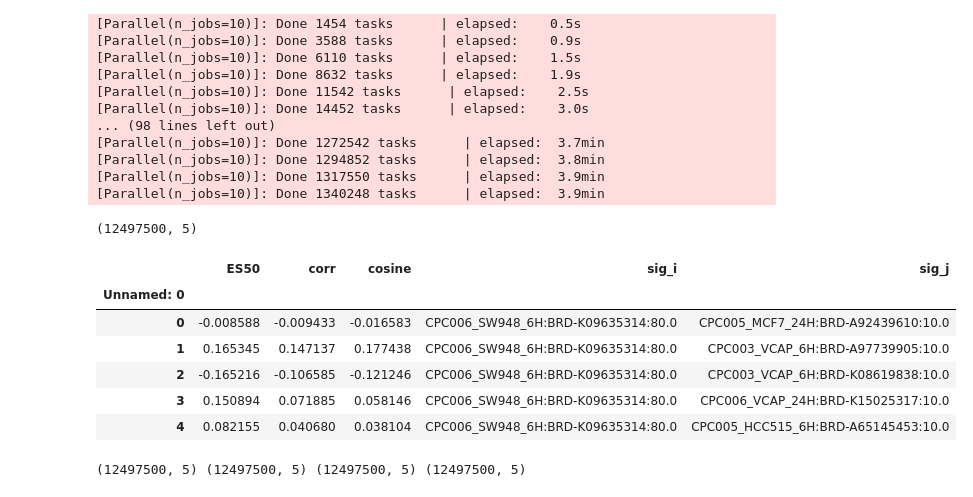
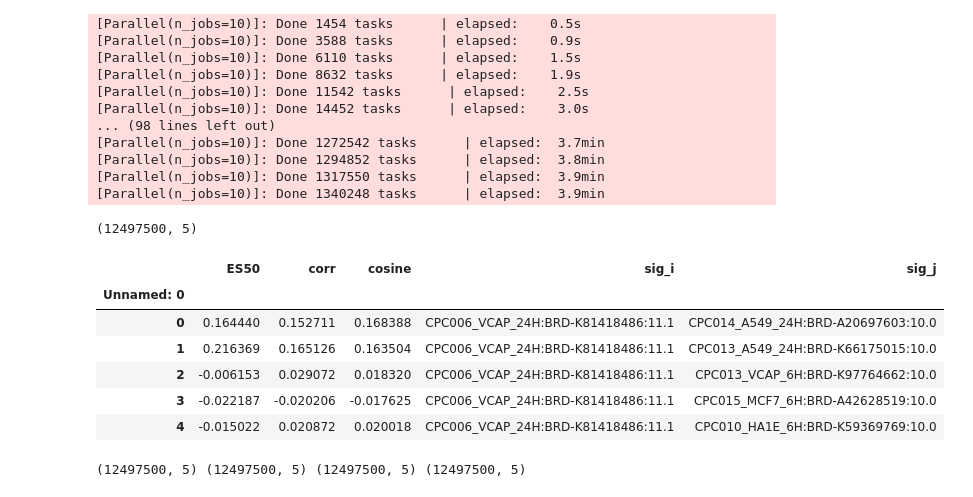
Before and after one commit to MaayanLab/L1000FWD, a Jupyter notebook: notebooks/Benchmark_connectivity2.ipynb, the cells around one changed output. Saved outputs shown, nothing was run; the diff lists cells and outputs as text; code cells hidden in the pictures.

```diff
--- a/notebooks/Benchmark_connectivity2.ipynb
+++ b/notebooks/Benchmark_connectivity2.ipynb
@@ -508,17 +509,18 @@ def density_plot_scores(res_scores, meta_df, same_cell=False):
 
     return fig
 # %%
-res_scores1 = pd.read_csv('data/signature_connectivities_sample5000_L1000CDS2.cpcd-gse70138.csv')
+# res_scores1 = pd.read_csv('data/signature_connectivities_sample5000_L1000CDS2.cpcd-gse70138.csv')
+res_scores1 = pd.read_csv('data/signature_connectivities_sample5000_L1000CDS2.cpcd-gse70138.sig_only.csv')
 res_scores1.set_index(res_scores1.columns[0], inplace=True)
 print res_scores1.shape
 res_scores1.head()
 # %% [output]
 (12497500, 5)
 |  | ES50 | corr | cosine | sig_i | sig_j |
 | Unnamed: 0 |  |  |  |  |  |
-| 0 | -0.008588 | -0.009433 | -0.016583 | CPC006_SW948_6H:BRD-K09635314:80.0 | CPC005_MCF7_24H:BRD-A92439610:10.0 |
-| 1 | 0.165345 | 0.147137 | 0.177438 | CPC006_SW948_6H:BRD-K09635314:80.0 | CPC003_VCAP_6H:BRD-A97739905:10.0 |
-| 2 | -0.165216 | -0.106585 | -0.121246 | CPC006_SW948_6H:BRD-K09635314:80.0 | CPC003_VCAP_6H:BRD-K08619838:10.0 |
-| 3 | 0.150894 | 0.071885 | 0.058146 | CPC006_SW948_6H:BRD-K09635314:80.0 | CPC006_VCAP_24H:BRD-K15025317:10.0 |
-| 4 | 0.082155 | 0.040680 | 0.038104 | CPC006_SW948_6H:BRD-K09635314:80.0 | CPC005_HCC515_6H:BRD-A65145453:10.0 |
+| 0 | 0.164440 | 0.152711 | 0.168388 | CPC006_VCAP_24H:BRD-K81418486:11.1 | CPC014_A549_24H:BRD-A20697603:10.0 |
+| 1 | 0.216369 | 0.165126 | 0.163504 | CPC006_VCAP_24H:BRD-K81418486:11.1 | CPC013_A549_24H:BRD-K66175015:10.0 |
+| 2 | -0.006153 | 0.029072 | 0.018320 | CPC006_VCAP_24H:BRD-K81418486:11.1 | CPC013_VCAP_6H:BRD-K97764662:10.0 |
+| 3 | -0.022187 | -0.020206 | -0.017625 | CPC006_VCAP_24H:BRD-K81418486:11.1 | CPC015_MCF7_6H:BRD-A42628519:10.0 |
+| 4 | -0.015022 | 0.020872 | 0.020018 | CPC006_VCAP_24H:BRD-K81418486:11.1 | CPC010_HA1E_6H:BRD-K59369769:10.0 |
 # %%
```
Also changed, not shown: parts of 20 cells of this notebook.
